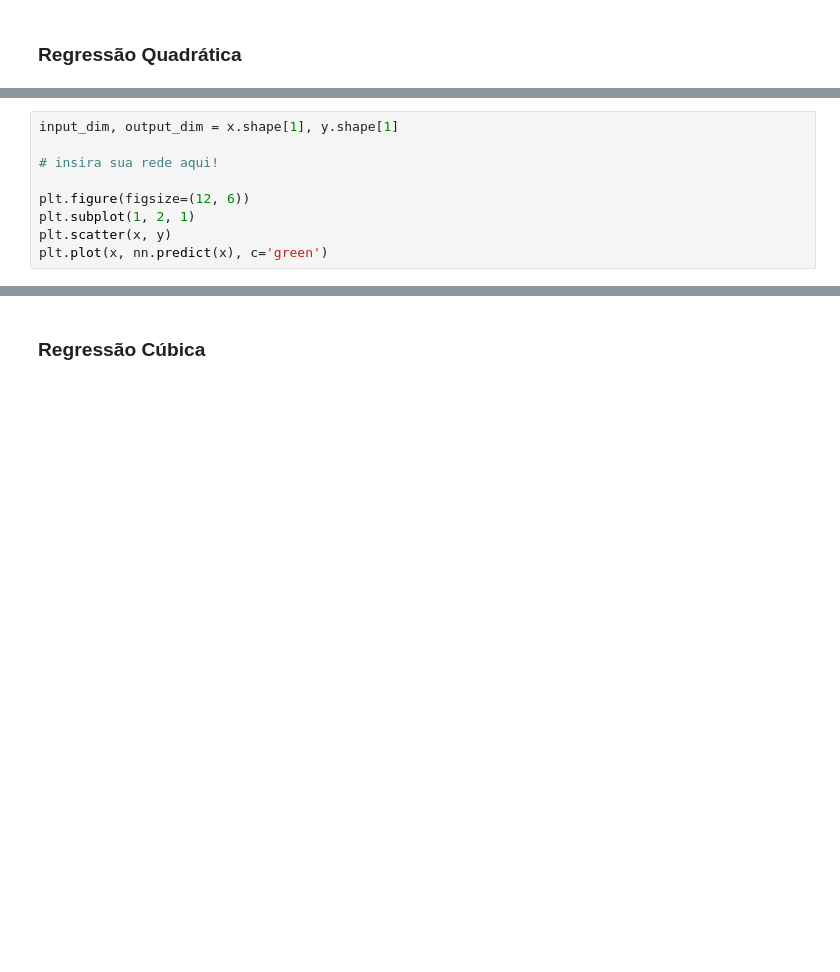
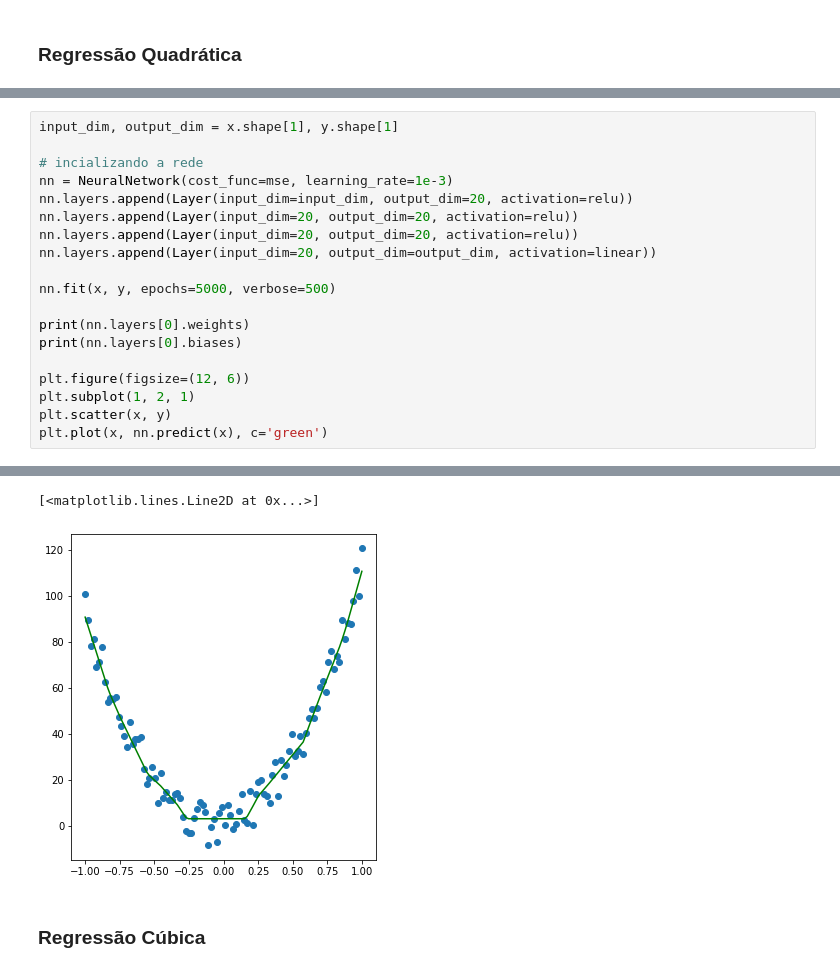
Before and after one commit to k3ybladewielder/mpdl, a Jupyter notebook: Rede Neural.ipynb, the cells around one changed output, grey strips where cells are left out. Cells and saved outputs as stored; diff of their text form; blank space fills up the shorter version.

```diff
--- a/Rede Neural.ipynb
+++ b/Rede Neural.ipynb
@@ -420,9 +480,20 @@ print(x.min(axis=0), x.max(axis=0))
 # %%
 input_dim, output_dim = x.shape[1], y.shape[1]
 
-# insira sua rede aqui!
+# incializando a rede
+nn = NeuralNetwork(cost_func=mse, learning_rate=1e-3)
+nn.layers.append(Layer(input_dim=input_dim, output_dim=20, activation=relu))
+nn.layers.append(Layer(input_dim=20, output_dim=20, activation=relu))
+nn.layers.append(Layer(input_dim=20, output_dim=20, activation=relu))
+nn.layers.append(Layer(input_dim=20, output_dim=output_dim, activation=linear))
+
+nn.fit(x, y, epochs=5000, verbose=500)
+
+print(nn.layers[0].weights)
+print(nn.layers[0].biases)
 
 plt.figure(figsize=(12, 6))
 plt.subplot(1, 2, 1)
 plt.scatter(x, y)
 plt.plot(x, nn.predict(x), c='green')
+# %% [output]
@@ -429,3 +517,5 @@ plt.plot(x, nn.predict(x), c='green')
+[<matplotlib.lines.Line2D at 0x...>]
+[figure, added]
 # %% [markdown]
 ### Regressão Cúbica
 # %%
```
Also changed, not shown: parts of 50 cells of this notebook, 1 other file.
